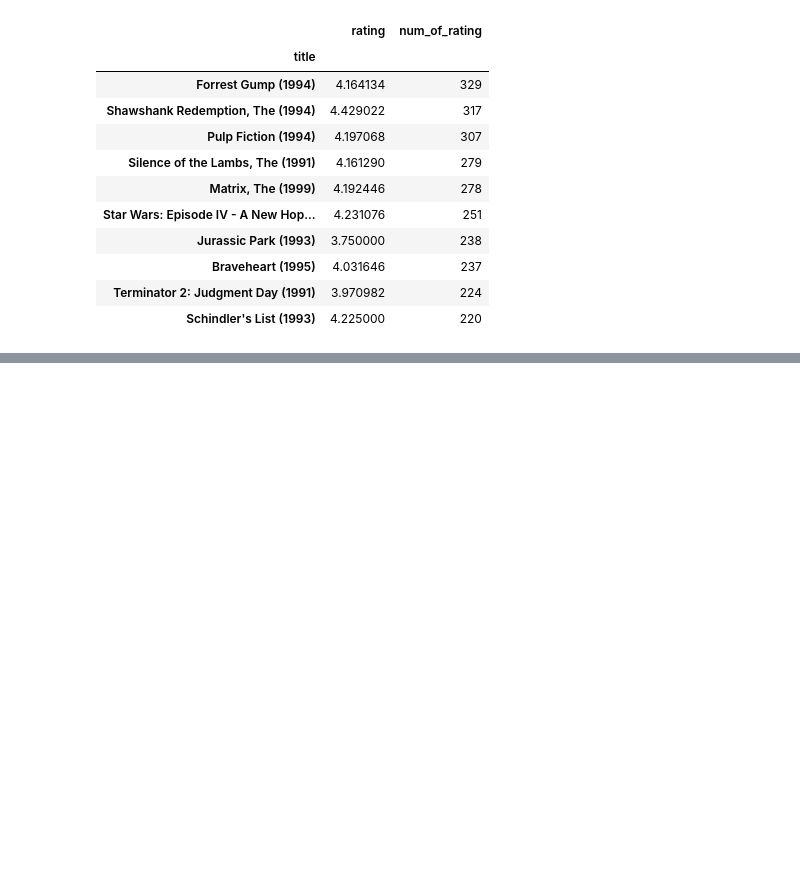
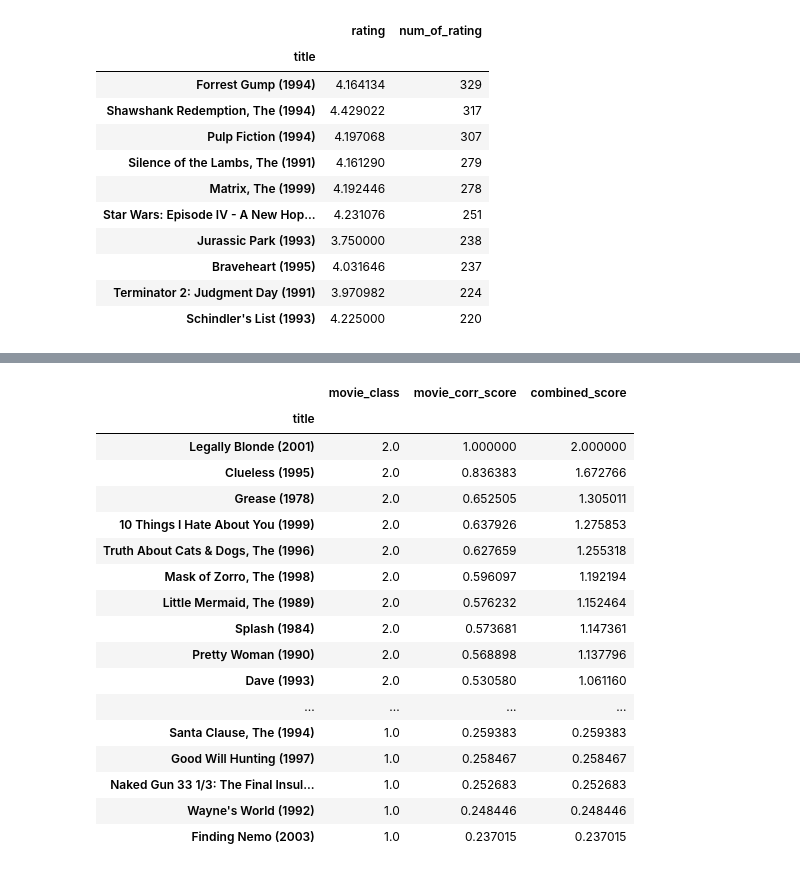
Before and after one commit to sku1978/sk-share-repo, a Jupyter notebook: ML/Recommender-System/Simple Recommender System.ipynb, the cells around one changed output, grey strips where cells are left out. Drawn from its saved outputs; the diff is of its cells as text; code cells hidden in the pictures; blank space fills up the shorter version.

```diff
--- a/ML/Recommender-System/Simple Recommender System.ipynb
+++ b/ML/Recommender-System/Simple Recommender System.ipynb
@@ -198,0 +188,29 @@ test_movie_combined.apply(lambda row: print(row))
+# %%
+movie_name='Legally Blonde (2001)'
+test_movie=moviemat[movie_name]
+
+test_movie_class=movie_classification.dot(movie_classification.loc[movie_name]).rename('movie_class')
+test_movie_corr=moviemat.corrwith(test_movie).rename('movie_corr_score')
+test_movie_combined=pd.merge(test_movie_class, test_movie_corr, on='title')
+test_movie_combined['combined_score']=test_movie_combined['movie_class']*test_movie_combined['movie_corr_score']
+# %%
+test_movie_combined.sort_values('combined_score', ascending=False).head(100)
+# %% [output]
+|  | movie_class | movie_corr_score | combined_score |
+| title |  |  |  |
+| Legally Blonde (2001) | 2.0 | 1.000000 | 2.000000 |
+| Clueless (1995) | 2.0 | 0.836383 | 1.672766 |
+| Grease (1978) | 2.0 | 0.652505 | 1.305011 |
+| 10 Things I Hate About You (1999) | 2.0 | 0.637926 | 1.275853 |
+| Truth About Cats & Dogs, The (1996) | 2.0 | 0.627659 | 1.255318 |
+| Mask of Zorro, The (1998) | 2.0 | 0.596097 | 1.192194 |
+| Little Mermaid, The (1989) | 2.0 | 0.576232 | 1.152464 |
+| Splash (1984) | 2.0 | 0.573681 | 1.147361 |
+| Pretty Woman (1990) | 2.0 | 0.568898 | 1.137796 |
+| Dave (1993) | 2.0 | 0.530580 | 1.061160 |
+| ... | ... | ... | ... |
+| Santa Clause, The (1994) | 1.0 | 0.259383 | 0.259383 |
+| Good Will Hunting (1997) | 1.0 | 0.258467 | 0.258467 |
+| Naked Gun 33 1/3: The Final Insul... | 1.0 | 0.252683 | 0.252683 |
+| Wayne's World (1992) | 1.0 | 0.248446 | 0.248446 |
+| Finding Nemo (2003) | 1.0 | 0.237015 | 0.237015 |
```
Also changed, not shown: parts of 5 cells of this notebook.
